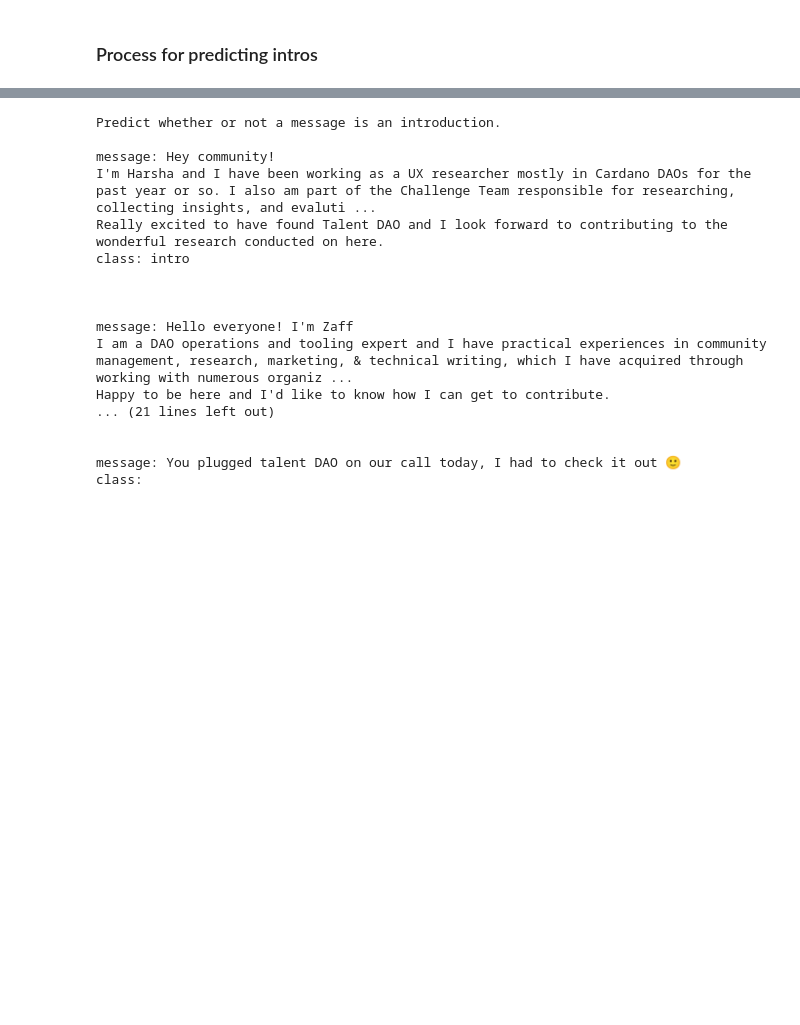
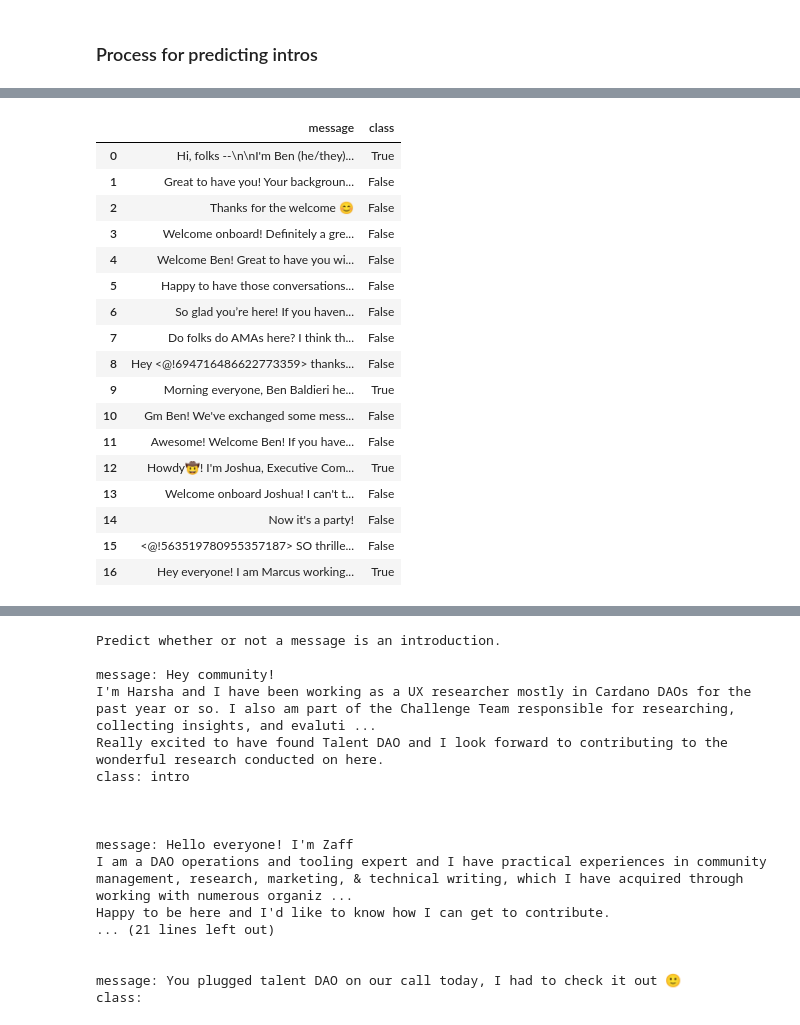
Before and after one commit to k3nnethfrancis/leo, a Jupyter notebook: notebooks/onboard.ipynb, the cells around one changed output, grey strips where cells are left out. Saved outputs shown, nothing was run; the diff lists cells and outputs as text; code cells hidden in the pictures; blank space fills up the shorter version.

```diff
--- a/notebooks/onboard.ipynb
+++ b/notebooks/onboard.ipynb
@@ -411,3 +411,24 @@ train
+# %%
+data
+# %% [output]
+|  | message | class |
+| 0 | Hi, folks --\n\nI'm Ben (he/they)... | True |
+| 1 | Great to have you! Your backgroun... | False |
+| 2 | Thanks for the welcome 😊 | False |
+| 3 | Welcome onboard! Definitely a gre... | False |
+| 4 | Welcome Ben! Great to have you wi... | False |
+| 5 | Happy to have those conversations... | False |
+| 6 | So glad you’re here! If you haven... | False |
+| 7 | Do folks do AMAs here? I think th... | False |
+| 8 | Hey <@!694716486622773359> thanks... | False |
+| 9 | Morning everyone, Ben Baldieri he... | True |
+| 10 | Gm Ben! We've exchanged some mess... | False |
+| 11 | Awesome! Welcome Ben! If you have... | False |
+| 12 | Howdy🤠! I'm Joshua, Executive Com... | True |
+| 13 | Welcome onboard Joshua! I can't t... | False |
+| 14 | Now it's a party! | False |
+| 15 | <@!563519780955357187> SO thrille... | False |
+| 16 | Hey everyone! I am Marcus working... | True |
 # %%
 # define example set
 
```
Also changed, not shown: parts of 6 cells of this notebook, 7 other files.
